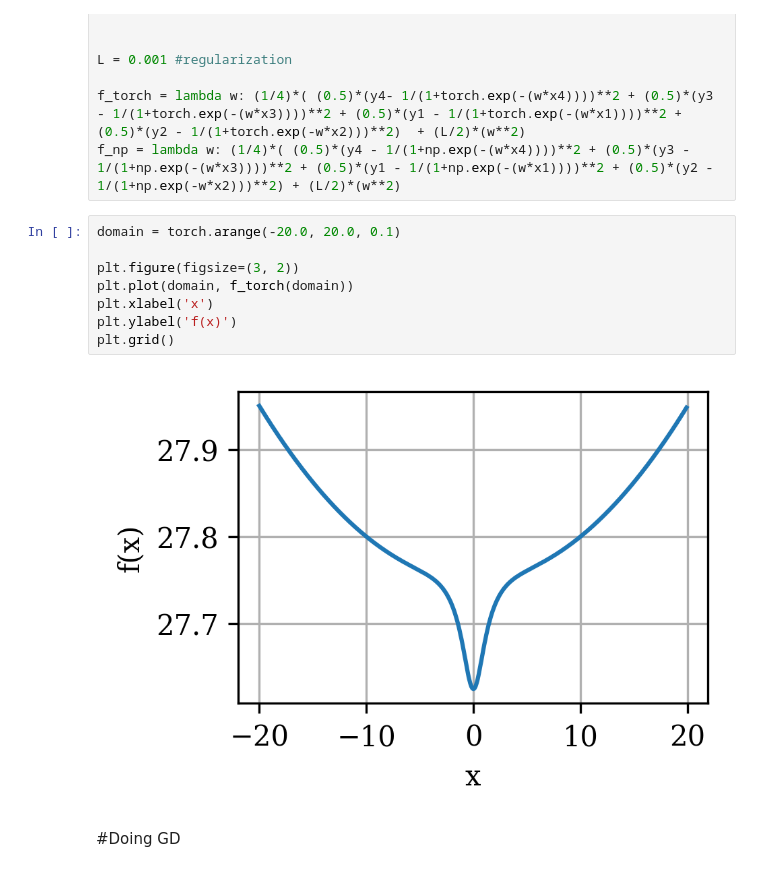
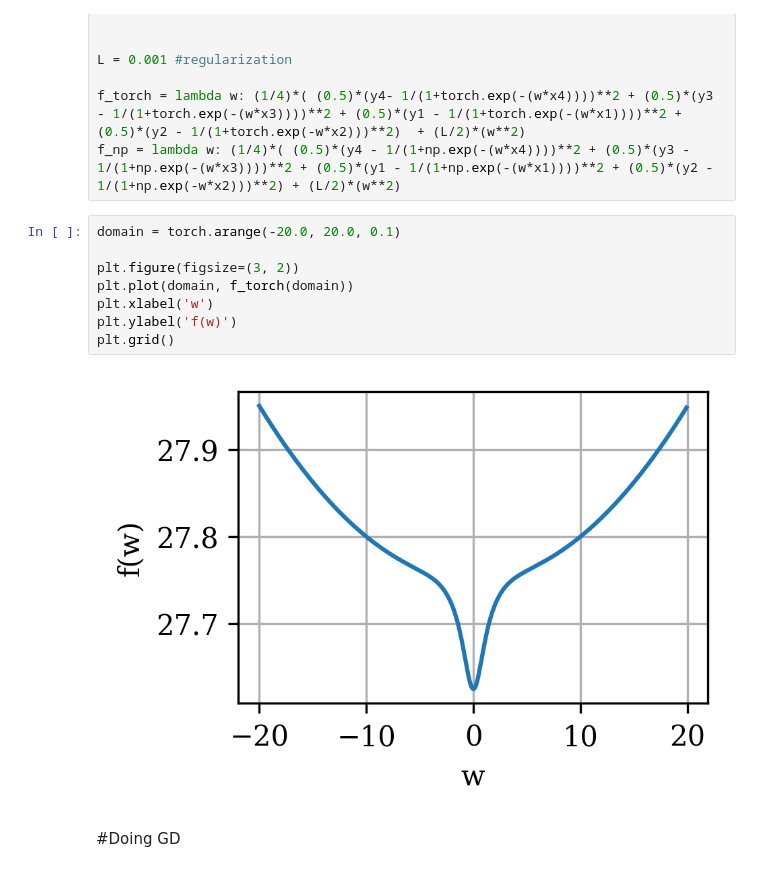
Before and after one commit to Anirbit-AI/Expositions-With-PyTorch, a Jupyter notebook: sigmoid_grok_demo.ipynb, the cells around one changed output. Saved outputs shown, nothing was run; the diff lists cells and outputs as text.

```diff
--- a/sigmoid_grok_demo.ipynb
+++ b/sigmoid_grok_demo.ipynb
@@ -53,13 +53,13 @@ f_np = lambda w: (1/4)*( (0.5)*(y4 - 1/(1+np.exp(-(w*x4))))**2 + (0.5)*(y3 - 1/(
 # %%
 domain = torch.arange(-20.0, 20.0, 0.1)
 
 plt.figure(figsize=(3, 2))
 plt.plot(domain, f_torch(domain))
-plt.xlabel('x')
-plt.ylabel('f(x)')
+plt.xlabel('w')
+plt.ylabel('f(w)')
 plt.grid()
 # %% [output]
-[figure, old version]
+[figure, new version]
 # %% [markdown]
 #Doing GD
 # %%
```
Also changed, not shown: parts of 1 cell of this notebook.
